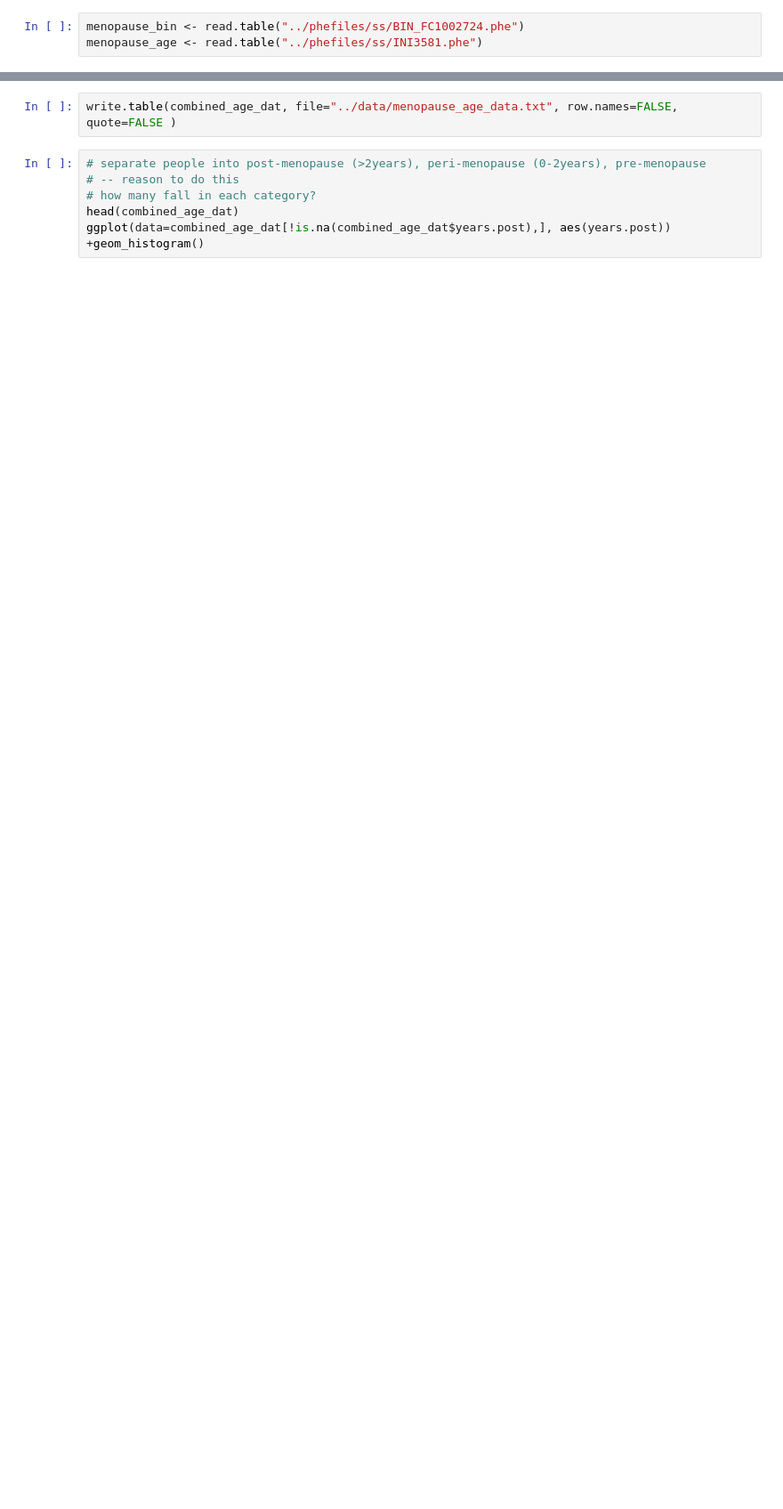
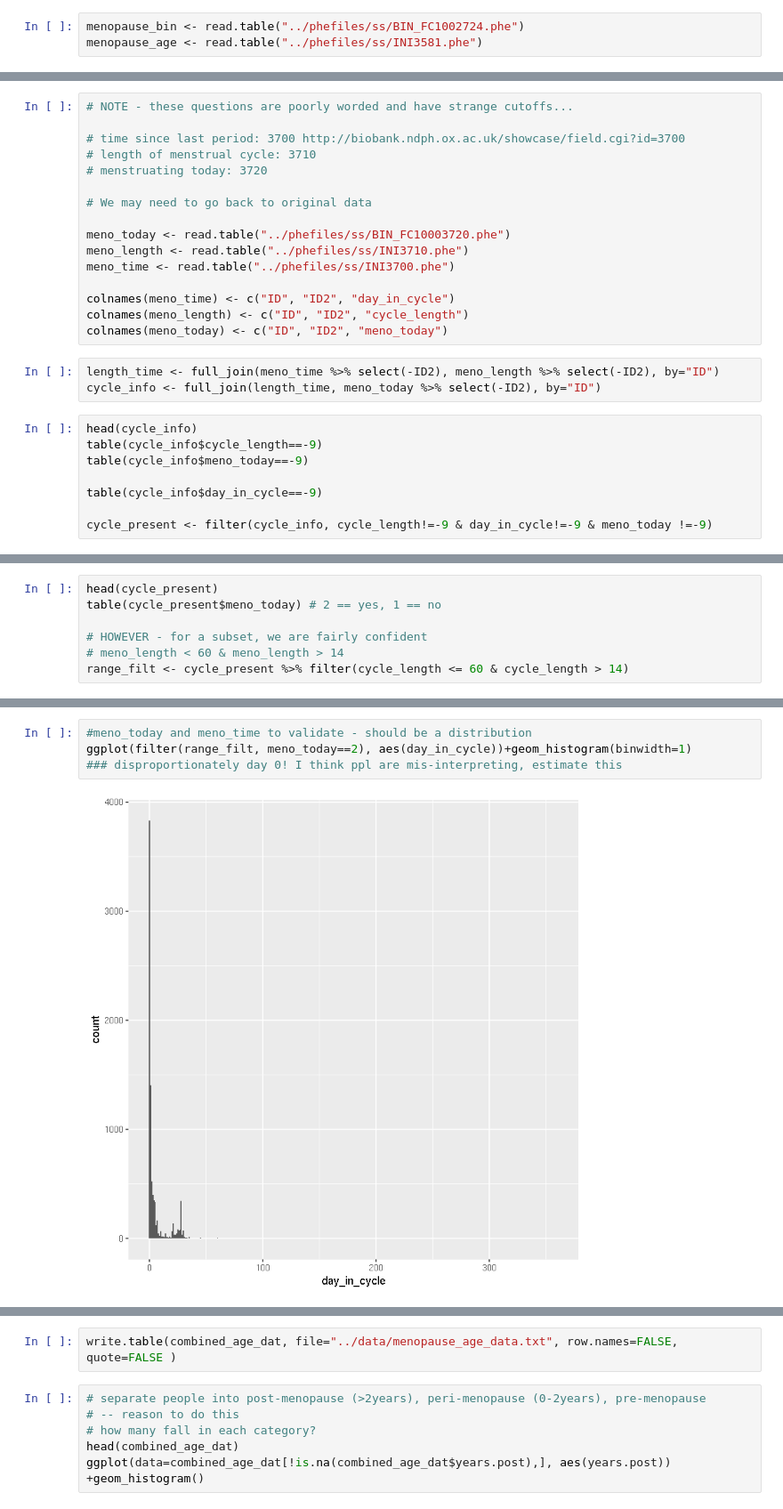
Before and after one commit to rivas-lab/sex-diff-biomarker-genetics, a Jupyter notebook: notebooks/ExamineAgeMenopause.ipynb, the cells around one changed output, grey strips where cells are left out. Shown: that part at 89% size. Drawn from its saved outputs; the diff is of its cells as text; blank space fills up the shorter version.

```diff
--- a/notebooks/ExamineAgeMenopause.ipynb
+++ b/notebooks/ExamineAgeMenopause.ipynb
@@ -110,0 +147,27 @@ table(combined_age_dat$sex)
+# %%
+# NOTE - these questions are poorly worded and have strange cutoffs...
+
+# time since last period: 3700 http://biobank.ndph.ox.ac.uk/showcase/field.cgi?id=3700
+# length of menstrual cycle: 3710
+# menstruating today: 3720
+
+# We may need to go back to original data
+
+meno_today <- read.table("../phefiles/ss/BIN_FC10003720.phe")
+meno_length <- read.table("../phefiles/ss/INI3710.phe")
+meno_time <- read.table("../phefiles/ss/INI3700.phe")
+
+colnames(meno_time) <- c("ID", "ID2", "day_in_cycle")
+colnames(meno_length) <- c("ID", "ID2", "cycle_length")
+colnames(meno_today) <- c("ID", "ID2", "meno_today")
+# %%
+length_time <- full_join(meno_time %>% select(-ID2), meno_length %>% select(-ID2), by="ID")
+cycle_info <- full_join(length_time, meno_today %>% select(-ID2), by="ID")
+# %%
+head(cycle_info)
+table(cycle_info$cycle_length==-9)
+table(cycle_info$meno_today==-9)
+
+table(cycle_info$day_in_cycle==-9)
+
+cycle_present <- filter(cycle_info, cycle_length!=-9 & day_in_cycle!=-9 & meno_today !=-9)
@@ -110,0 +188,7 @@ table(combined_age_dat$sex)
+# %%
+head(cycle_present)
+table(cycle_present$meno_today) # 2 == yes, 1 == no
+
+# HOWEVER - for a subset, we are fairly confident
+# meno_length < 60 & meno_length > 14
+range_filt <- cycle_present %>% filter(cycle_length <= 60 & cycle_length > 14)
@@ -110,0 +233,6 @@ table(combined_age_dat$sex)
+# %%
+#meno_today and meno_time to validate - should be a distribution
+ggplot(filter(range_filt, meno_today==2), aes(day_in_cycle))+geom_histogram(binwidth=1)
+### disproportionately day 0! I think ppl are mis-interpreting, estimate this
+# %% [output]
+[figure, added]
```
Also changed, not shown: parts of 24 cells of this notebook, 9 other files.
